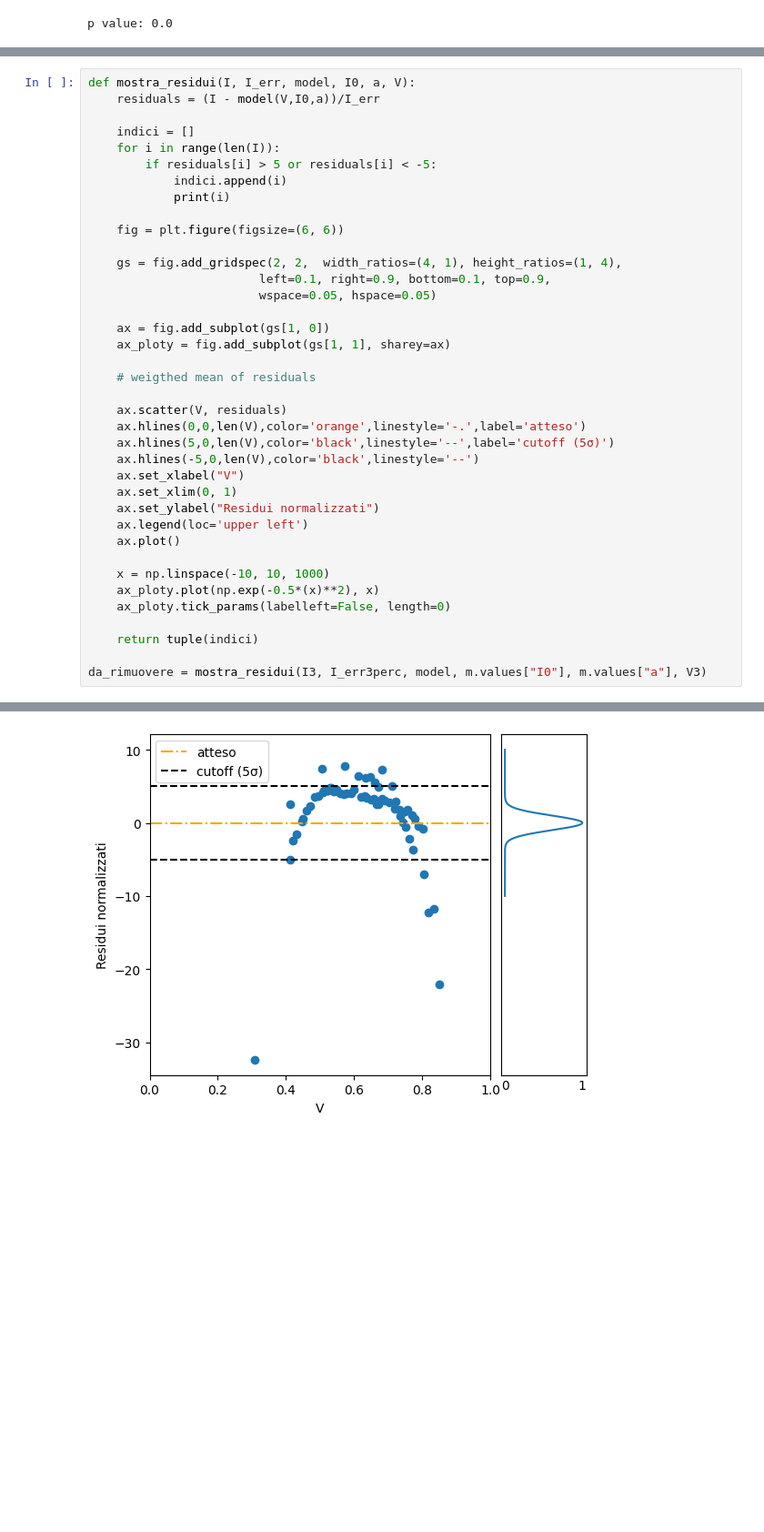
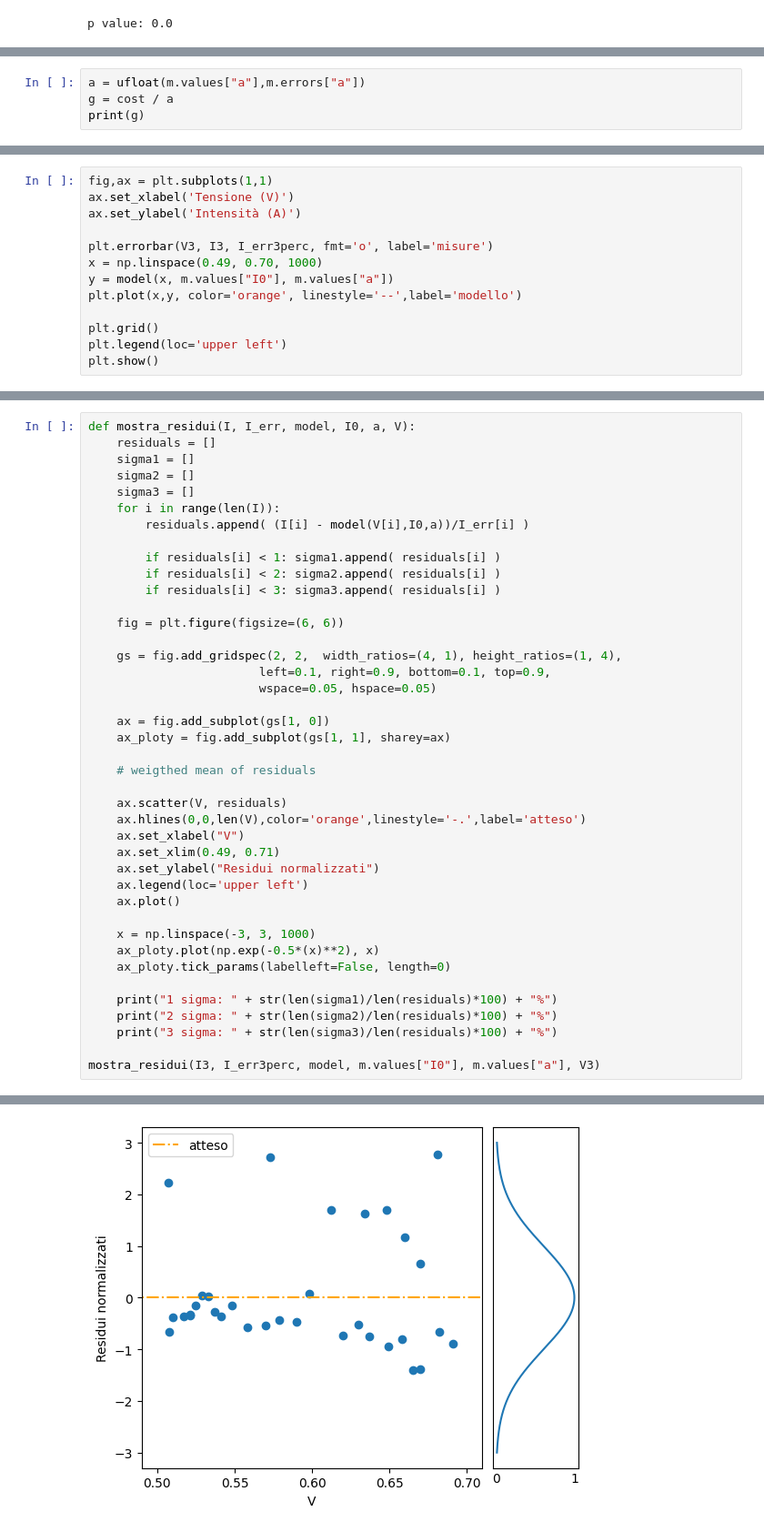
Before and after one commit to ARossiUnimib/Laboratorio-2---Gruppo-21-A.A.-2023-24, a Jupyter notebook: Notebooks/Circuiti 1/Circuiti_1.ipynb, the cells around one changed output, grey strips where cells are left out. Shown: that part at 91% size. Drawn from its saved outputs; the diff is of its cells as text; blank space fills up the shorter version.

```diff
--- a/Notebooks/Circuiti 1/Circuiti_1.ipynb
+++ b/Notebooks/Circuiti 1/Circuiti_1.ipynb
@@ -627,0 +706,4 @@ Cutoff dei dati oltre i 5 sigma (da non mettere nella relazione)
+# %%
+a = ufloat(m.values["a"],m.errors["a"])
+g = cost / a
+print(g)
@@ -627,0 +728,13 @@ Cutoff dei dati oltre i 5 sigma (da non mettere nella relazione)
+# %%
+fig,ax = plt.subplots(1,1)
+ax.set_xlabel('Tensione (V)')
+ax.set_ylabel('Intensità (A)')
+
+plt.errorbar(V3, I3, I_err3perc, fmt='o', label='misure')
+x = np.linspace(0.49, 0.70, 1000)
+y = model(x, m.values["I0"], m.values["a"])
+plt.plot(x,y, color='orange', linestyle='--',label='modello')
+
+plt.grid()
+plt.legend(loc='upper left')
+plt.show()
@@ -628,12 +743,15 @@ Cutoff dei dati oltre i 5 sigma (da non mettere nella relazione)
 # %%
 def mostra_residui(I, I_err, model, I0, a, V):
-    residuals = (I - model(V,I0,a))/I_err
+    residuals = []
+    sigma1 = []
+    sigma2 = []
+    sigma3 = []
+    for i in range(len(I)):
+        residuals.append( (I[i] - model(V[i],I0,a))/I_err[i] )
 
-    indici = []
-    for i in range(len(I)):
-        if residuals[i] > 5 or residuals[i] < -5:
-            indici.append(i)
-            print(i)
+        if residuals[i] < 1: sigma1.append( residuals[i] )
+        if residuals[i] < 2: sigma2.append( residuals[i] )
+        if residuals[i] < 3: sigma3.append( residuals[i] )
 
     fig = plt.figure(figsize=(6, 6))
 
@@ -648,19 +766,19 @@ def mostra_residui(I, I_err, model, I0, a, V):
 
     ax.scatter(V, residuals)
     ax.hlines(0,0,len(V),color='orange',linestyle='-.',label='atteso')
-    ax.hlines(5,0,len(V),color='black',linestyle='--',label='cutoff (5σ)')
-    ax.hlines(-5,0,len(V),color='black',linestyle='--')
     ax.set_xlabel("V")
-    ax.set_xlim(0, 1)
+    ax.set_xlim(0.49, 0.71)
     ax.set_ylabel("Residui normalizzati")
     ax.legend(loc='upper left')
     ax.plot()
 
-    x = np.linspace(-10, 10, 1000)
+    x = np.linspace(-3, 3, 1000)
     ax_ploty.plot(np.exp(-0.5*(x)**2), x)
     ax_ploty.tick_params(labelleft=False, length=0)
 
-    return tuple(indici)
+    print("1 sigma: " + str(len(sigma1)/len(residuals)*100) + "%")
+    print("2 sigma: " + str(len(sigma2)/len(residuals)*100) + "%")
+    print("3 sigma: " + str(len(sigma3)/len(residuals)*100) + "%")
 
-da_rimuovere = mostra_residui(I3, I_err3perc, model, m.values["I0"], m.values["a"], V3)
+mostra_residui(I3, I_err3perc, model, m.values["I0"], m.values["a"], V3)
 # %% [output]
@@ -681 +788 @@ da_rimuovere = mostra_residui(I3, I_err3perc, model, m.values["I0"], m.values["a
-[figure, old version]
+[figure, new version]
```
Also changed, not shown: parts of 26 cells of this notebook.
